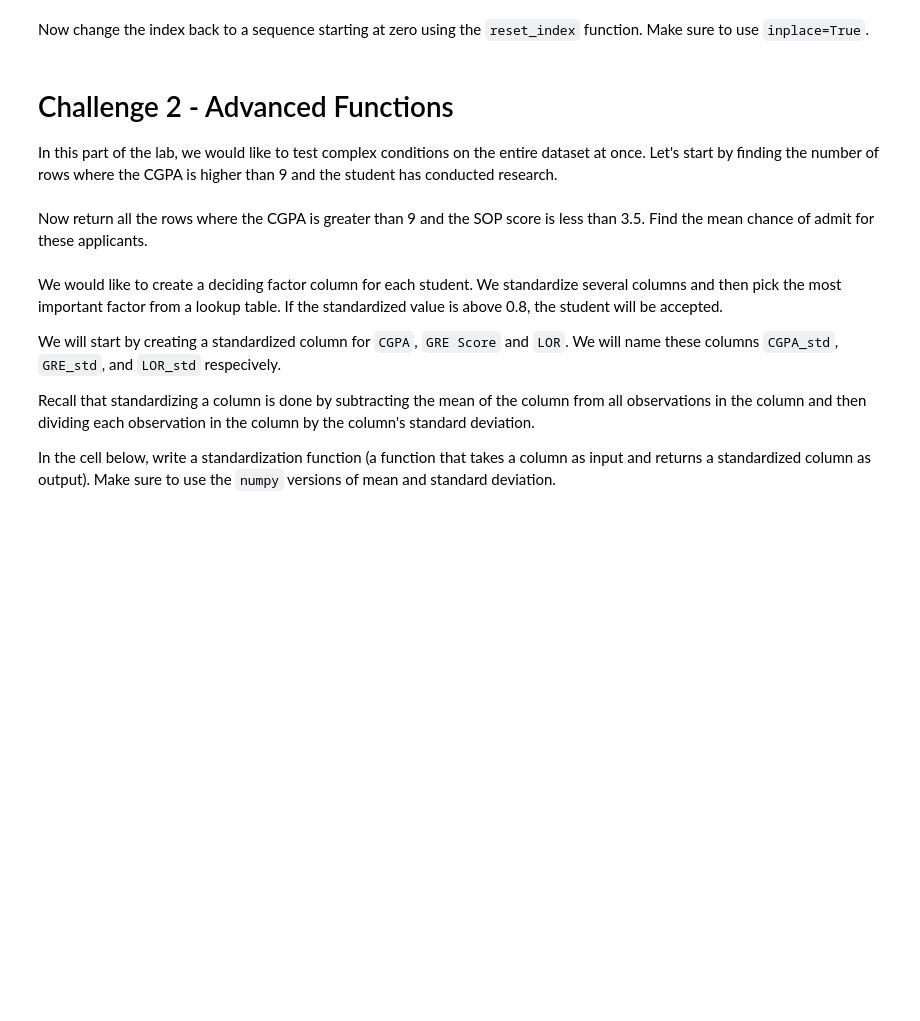
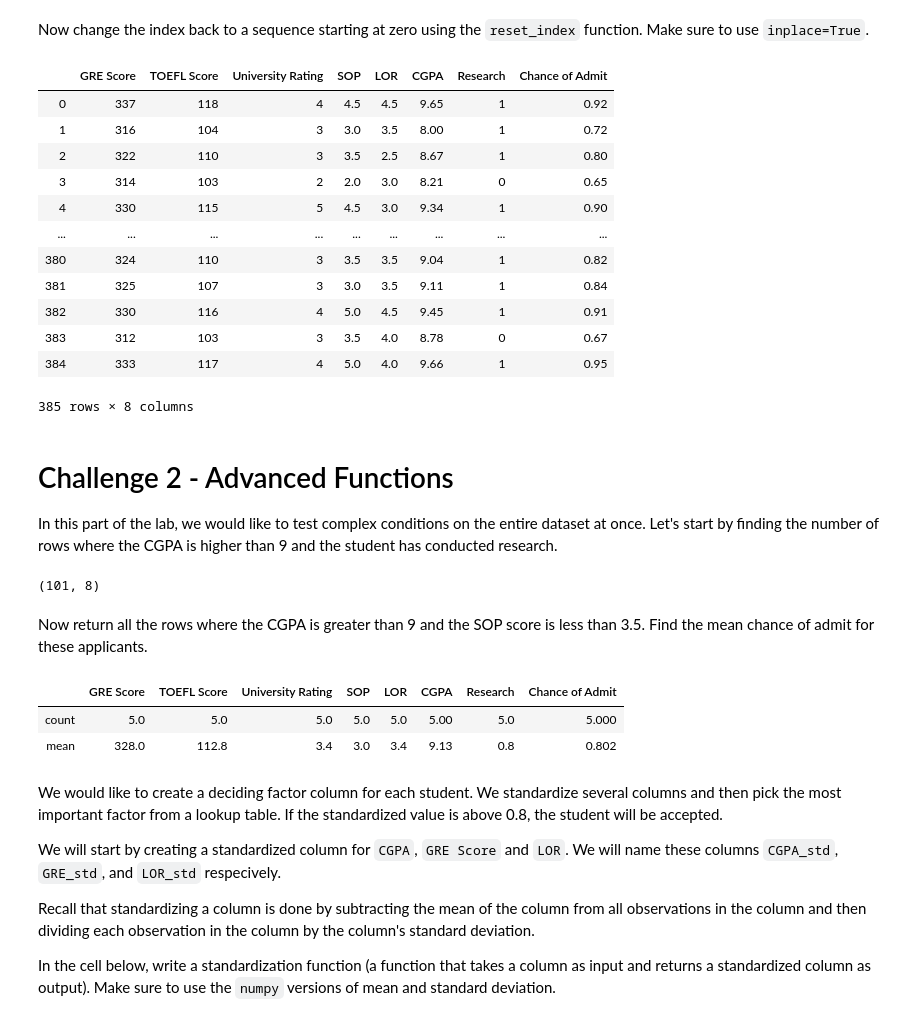
Before and after one commit to ta-data-lis/lab-advanced-pandas, a Jupyter notebook: your-code/main.ipynb, the cells around one changed output. Cells and saved outputs as stored; diff of their text form; code cells hidden in the pictures; blank space fills up the shorter version.

```diff
--- a/your-code/main.ipynb
+++ b/your-code/main.ipynb
@@ -62,2 +61,4 @@ Interestingly, there is a column that uniquely identifies the applicants. This c
+# %%
+df.set_index('Serial No.', inplace=True)
 # %% [markdown]
 Turns out that `GRE Score` and `CGPA` also uniquely identify the data. Show this in the cell below.
@@ -72,3 +86,21 @@ Now change the index back to a sequence starting at zero using the `reset_index`
+# %%
+#df = df.set_index(['GRE Score', 'CGPA'], inplace=True)
+df.reset_index(drop=True, inplace=True)
+df
+# %% [output]
+|  | GRE Score | TOEFL Score | University Rating | SOP | LOR | CGPA | Research | Chance of Admit |
+| 0 | 337 | 118 | 4 | 4.5 | 4.5 | 9.65 | 1 | 0.92 |
+| 1 | 316 | 104 | 3 | 3.0 | 3.5 | 8.00 | 1 | 0.72 |
+| 2 | 322 | 110 | 3 | 3.5 | 2.5 | 8.67 | 1 | 0.80 |
+| 3 | 314 | 103 | 2 | 2.0 | 3.0 | 8.21 | 0 | 0.65 |
+| 4 | 330 | 115 | 5 | 4.5 | 3.0 | 9.34 | 1 | 0.90 |
+| ... | ... | ... | ... | ... | ... | ... | ... | ... |
+| 380 | 324 | 110 | 3 | 3.5 | 3.5 | 9.04 | 1 | 0.82 |
+| 381 | 325 | 107 | 3 | 3.0 | 3.5 | 9.11 | 1 | 0.84 |
+| 382 | 330 | 116 | 4 | 5.0 | 4.5 | 9.45 | 1 | 0.91 |
+| 383 | 312 | 103 | 3 | 3.5 | 4.0 | 8.78 | 0 | 0.67 |
+| 384 | 333 | 117 | 4 | 5.0 | 4.0 | 9.66 | 1 | 0.95 |
+385 rows × 8 columns
 # %% [markdown]
 # Challenge 2 - Advanced Functions
 
@@ -78,2 +108,8 @@ In this part of the lab, we would like to test complex conditions on the entire
+# %%
+df.loc[(df["CGPA"] > 9) & (df["Research"] >= 1)].shape
+
+#101 rows
+# %% [output]
+(101, 8)
 # %% [markdown]
 Now return all the rows where the CGPA is greater than 9 and the SOP score is less than 3.5. Find the mean chance of admit for these applicants.
@@ -82,3 +116,11 @@ Now return all the rows where the CGPA is greater than 9 and the SOP score is le
+# %%
+df.loc[(df["CGPA"] > 9) & (df["SOP"] < 3.5)].describe().head(2)
+
+#0.802
+# %% [output]
+|  | GRE Score | TOEFL Score | University Rating | SOP | LOR | CGPA | Research | Chance of Admit |
+| count | 5.0 | 5.0 | 5.0 | 5.0 | 5.0 | 5.00 | 5.0 | 5.000 |
+| mean | 328.0 | 112.8 | 3.4 | 3.0 | 3.4 | 9.13 | 0.8 | 0.802 |
 # %% [markdown]
 We would like to create a deciding factor column for each student. We standardize several columns and then pick the most important factor from a lookup table. If the standardized value is above 0.8, the student will be accepted.
 
```
Also changed, not shown: parts of 22 cells of this notebook.
